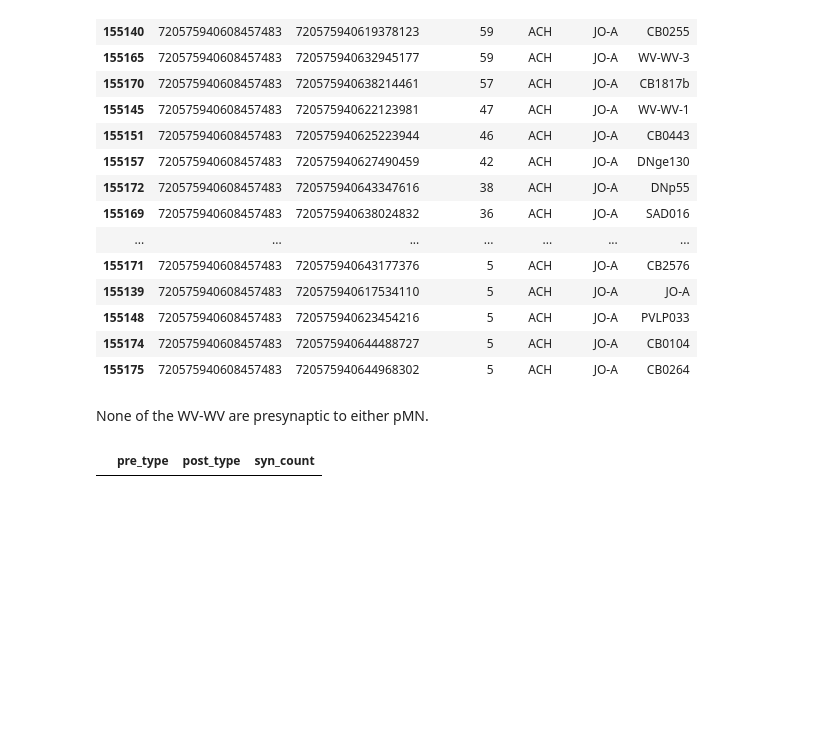
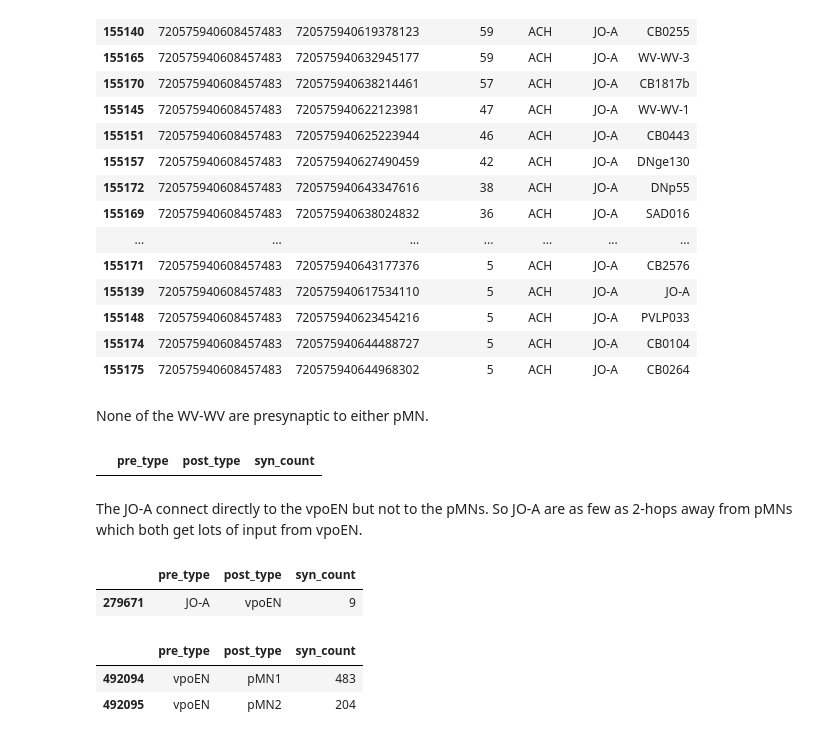
Before and after one commit to Gutierrez-lab/auditory-analysis, a Jupyter notebook: preliminary_analyses.ipynb, the cells around one changed output. Drawn from its saved outputs; the diff is of its cells as text; code cells hidden in the pictures; blank space fills up the shorter version.

```diff
--- a/preliminary_analyses.ipynb
+++ b/preliminary_analyses.ipynb
@@ -1327,3 +1399,16 @@ None of the WV-WV are presynaptic to either pMN.
 type_connections_cs[(type_connections_cs['pre_type'].str.contains('WV-WV')) & (type_connections_cs['post_type'].str.contains('pMN'))]
 # %% [output]
 |  | pre_type | post_type | syn_count |
+# %% [markdown]
+The JO-A connect directly to the vpoEN but not to the pMNs. So JO-A are as few as 2-hops away from pMNs which both get lots of input from vpoEN.
+# %%
+type_connections_cs[(type_connections_cs['pre_type'].str.contains('JO')) & (type_connections_cs['post_type'].isin(sexy_types['cell_type'].tolist()))]
+# %% [output]
+|  | pre_type | post_type | syn_count |
+| 279671 | JO-A | vpoEN | 9 |
+# %%
+type_connections_cs[(type_connections_cs['pre_type'].str.contains('vpoEN')) & (type_connections_cs['post_type'].str.contains('pMN'))]
+# %% [output]
+|  | pre_type | post_type | syn_count |
+| 492094 | vpoEN | pMN1 | 483 |
+| 492095 | vpoEN | pMN2 | 204 |
```
Also changed, not shown: parts of 13 cells of this notebook.
